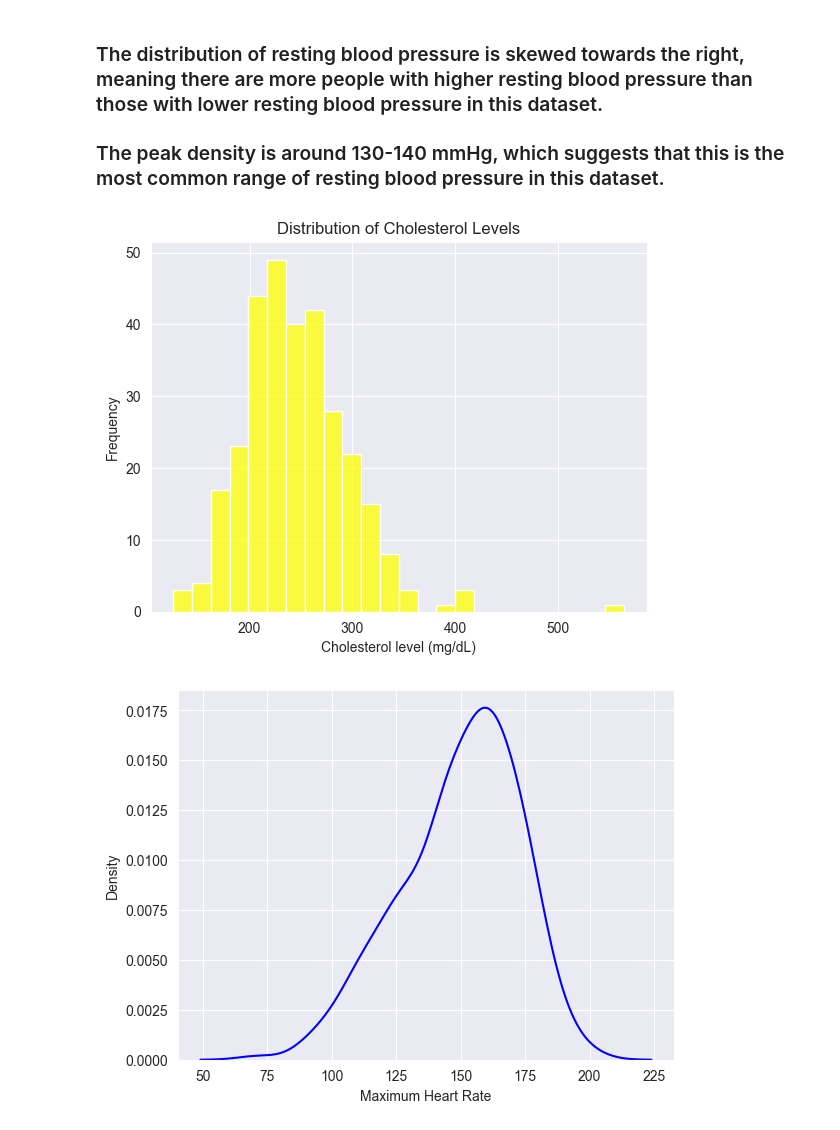
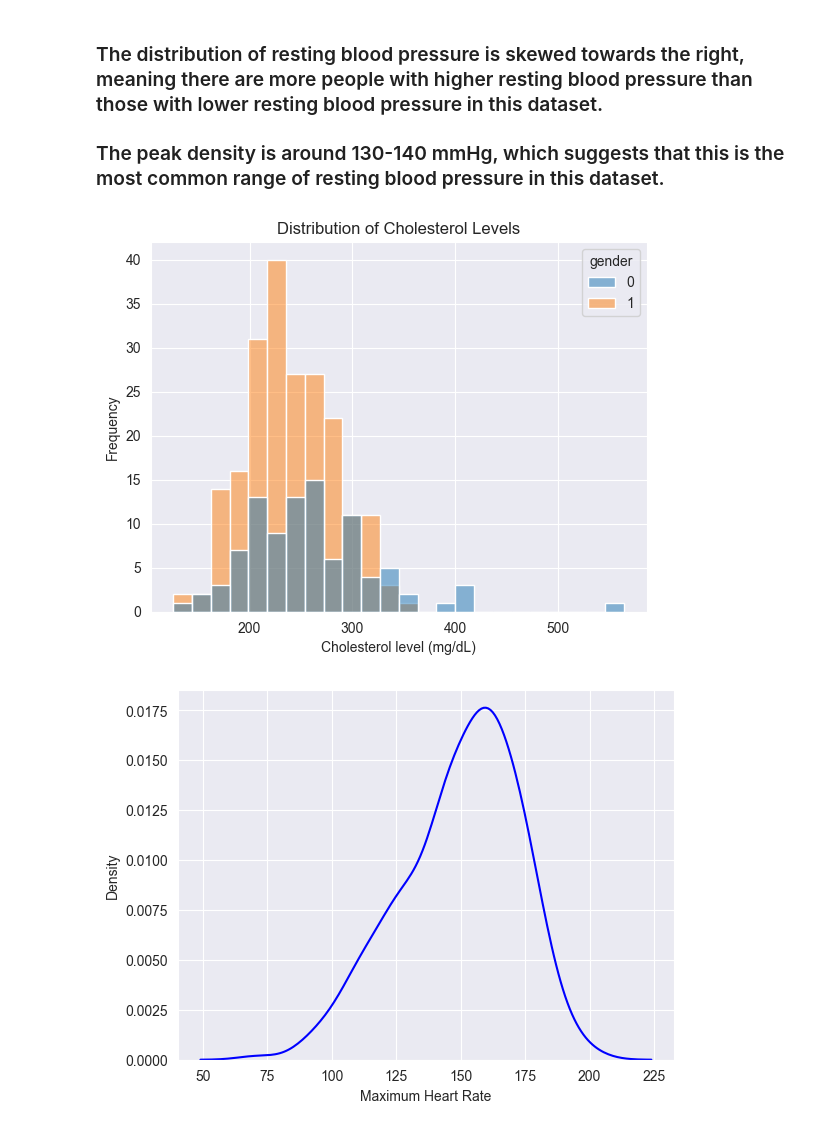
Before and after one commit to AbdurrahmanIdr/Heart_Disease_Prediction, a Jupyter notebook: eda.ipynb, the cells around one changed output. Saved outputs shown, nothing was run; the diff lists cells and outputs as text; code cells hidden in the pictures.

```diff
--- a/eda.ipynb
+++ b/eda.ipynb
@@ -138,13 +138,13 @@ plt.show()
 ### The distribution of resting blood pressure is skewed towards the right, meaning there are more people with higher resting blood pressure than those with lower resting blood pressure in this dataset.
 ### The peak density is around 130-140 mmHg, which suggests that this is the most common range of resting blood pressure in this dataset.
 # %%
-sns.histplot(df['cholestrol'], color='yellow')
+sns.histplot(df, x='cholestrol', hue='gender', color='dodgerblue' )
 plt.xlabel('Cholesterol level (mg/dL)')
 plt.ylabel('Frequency')
 plt.title('Distribution of Cholesterol Levels')
 plt.show()
 # %% [output]
-[figure, old version]
+[figure, new version]
 # %%
 sns.kdeplot(df['thalach'], color='blue')
 plt.xlabel('Maximum Heart Rate')
```
Also changed, not shown: parts of 3 cells of this notebook, 1 other file.
